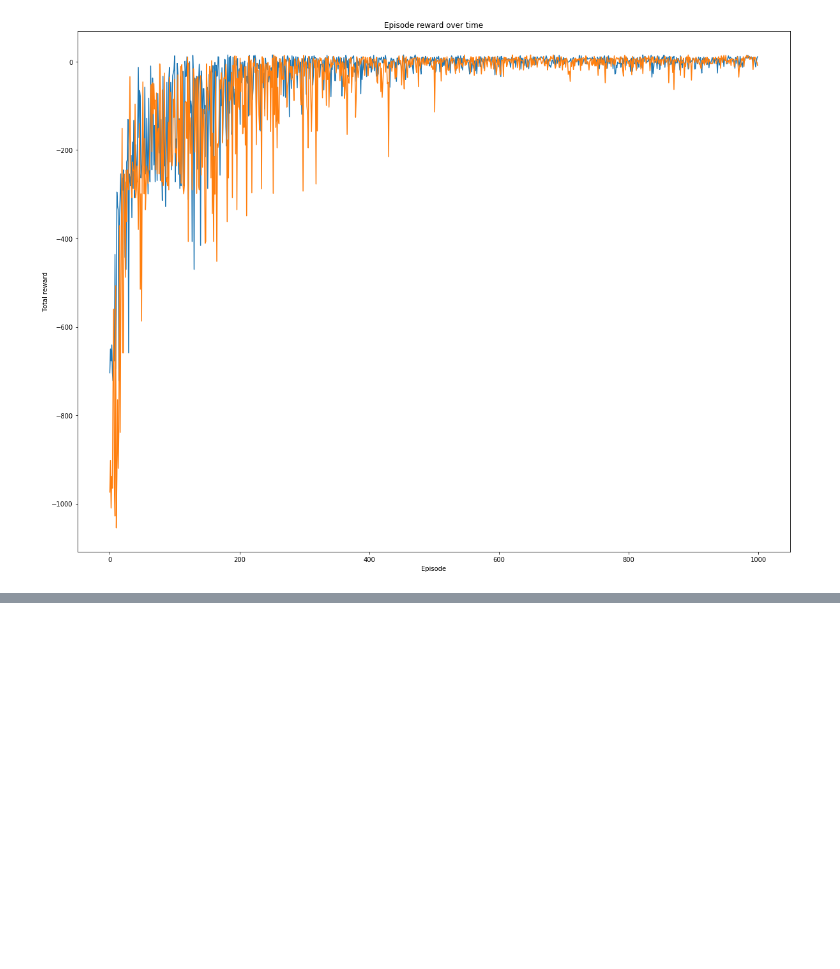
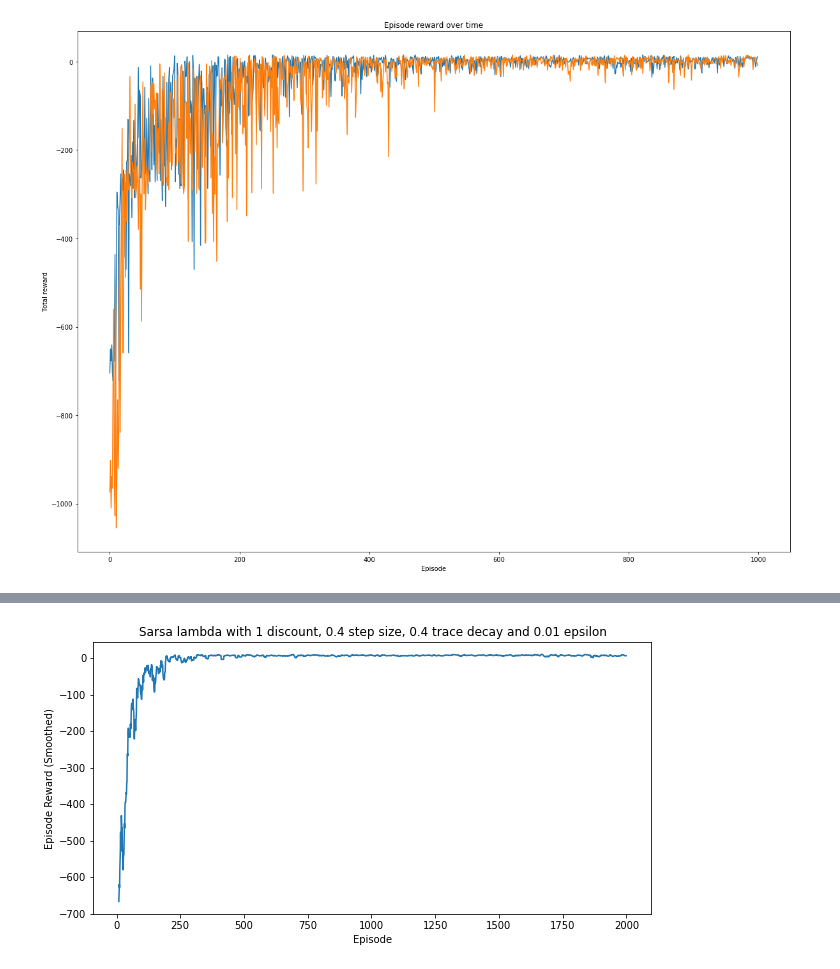
Before and after one commit to FlemingDL/MMAI-845-RL-Final-Project, a Jupyter notebook: TD_Learning.ipynb, the cells around one changed output, grey strips where cells are left out. Saved outputs shown, nothing was run; the diff lists cells and outputs as text; code cells hidden in the pictures; blank space fills up the shorter version.

```diff
--- a/TD_Learning.ipynb
+++ b/TD_Learning.ipynb
@@ -180,0 +215,83 @@ plt.show()
+# %%
+def make_epsilon_greedy_policy(Q, epsilon, nA):
+
+    def policy_fn(observation):
+        A = np.ones(nA, dtype=float) * epsilon / nA
+        best_action = np.argmax(Q[observation])
+        A[best_action] += (1.0 - epsilon)
+        return A
+    return policy_fn
+
+
+def sarsa_lambda(env, num_episodes, discount= 1, alpha=0.4, trace_decay=0.4, epsilon=0.01, type='accumulate'):
+
+    Q = defaultdict(lambda: np.zeros(env.nA))
+    E = defaultdict(lambda: np.zeros(env.nA))
+
+    policy = make_epsilon_greedy_policy(Q, epsilon, env.nA)
+
+    stats = plotting.EpisodeStats(
+        episode_lengths=np.zeros(num_episodes),
+        episode_rewards=np.zeros(num_episodes)
+    )
+
+    botstats = plotting.BotStats(
+        blocked=np.zeros(num_episodes),
+        not_blocked=np.zeros(num_episodes)
+    )
+    rewards = [0.]
+
+    for i_episode in range(num_episodes):
+
+        print("\rEpisode {}/{}. ({})".format(i_episode+1, num_episodes, rewards[-1]), end="")
+        sys.stdout.flush()
+
+        state = env.reset()
+        action_probs = policy(state)
+        action = np.random.choice(np.arange(len(action_probs)), p=action_probs)
+
+        for t in itertools.count():
+
+            next_state, reward, done, _ = env.step(action)
+
+            next_action_probs = policy(next_state)
+            next_action = np.random.choice(np.arange(len(next_action_probs)), p=next_action_probs)
+
+            delta = reward + discount*Q[next_state][next_action] - Q[state][action]
+
+            stats.episode_rewards[i_episode] += reward
+            if reward < -1:
+                botstats.blocked[i_episode] += 1
+            elif reward >= 5:
+                botstats.not_blocked[i_episode] += 1
+
+            E[state][action] += 1
+
+            for s, _ in Q.items():
+                Q[s][:] += alpha * delta * E[s][:]
+                if type == 'accumulate':
+                    E[s][:] *= trace_decay * discount
+                elif type == 'replace':
+                    if s == state:
+                        E[s][:] = 1
+                    else:
+                        E[s][:] *= discount * trace_decay
+
+            if done:
+                break
+
+            state = next_state
+            action = next_action
+    title = "Sarsa lambda with {} discount, {} step size, {} trace decay and {} epsilon".format(discount, alpha, trace_decay, epsilon)
+    return Q, stats,botstats, title
+
+
+if __name__ == '__main__':
+    start = time.time()
+    Q, stats, botstats, title = sarsa_lambda(env, 2000)
+    print(stats)
+    end = time.time()
+    print("Algorithm took {} to execute".format(end-start))
+    plotting.plot_episode_stats(stats, title=title)
+    plotting.plot_bot_stats(botstats)
+# %% [output]
@@ -180,0 +300 @@ plt.show()
+[figure, added]
```
Also changed, not shown: parts of 8 cells of this notebook.
